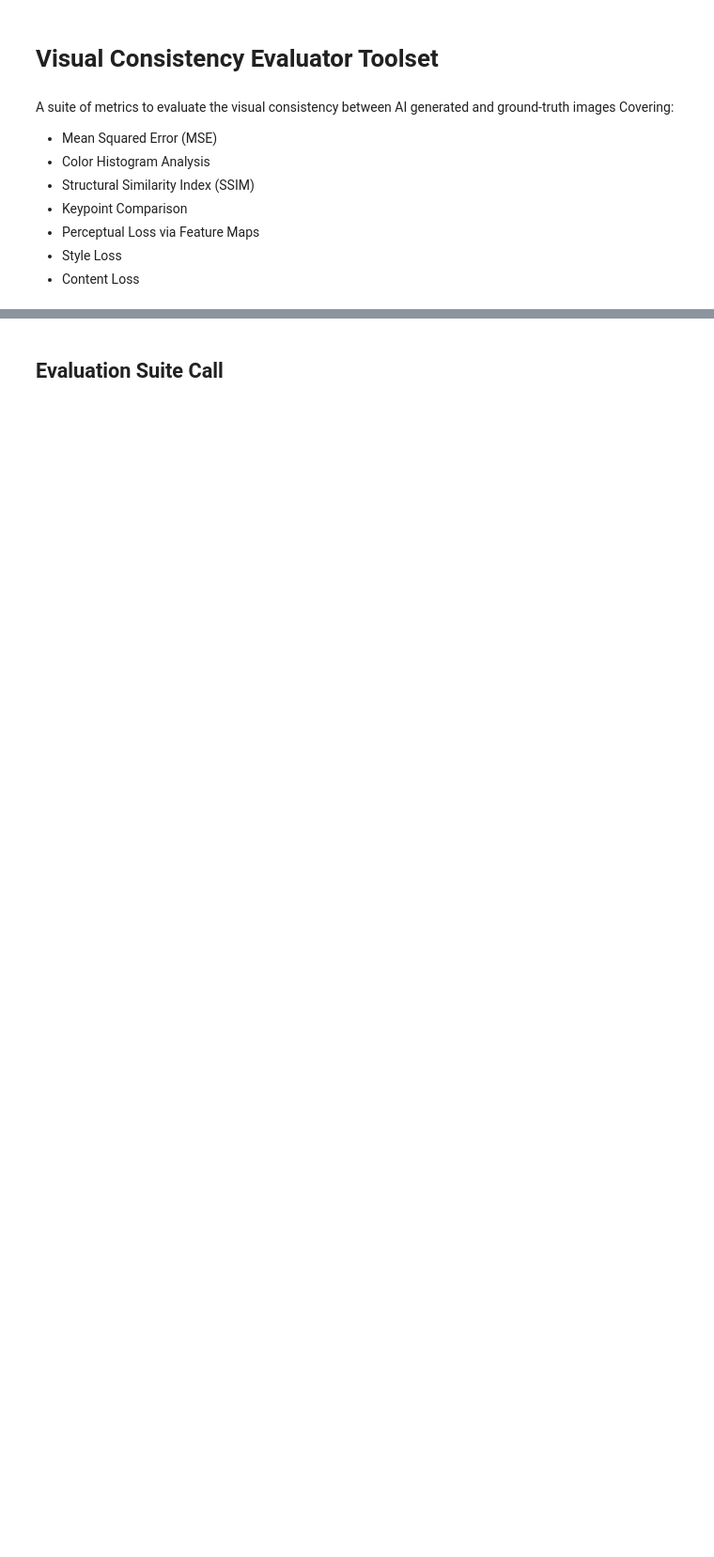
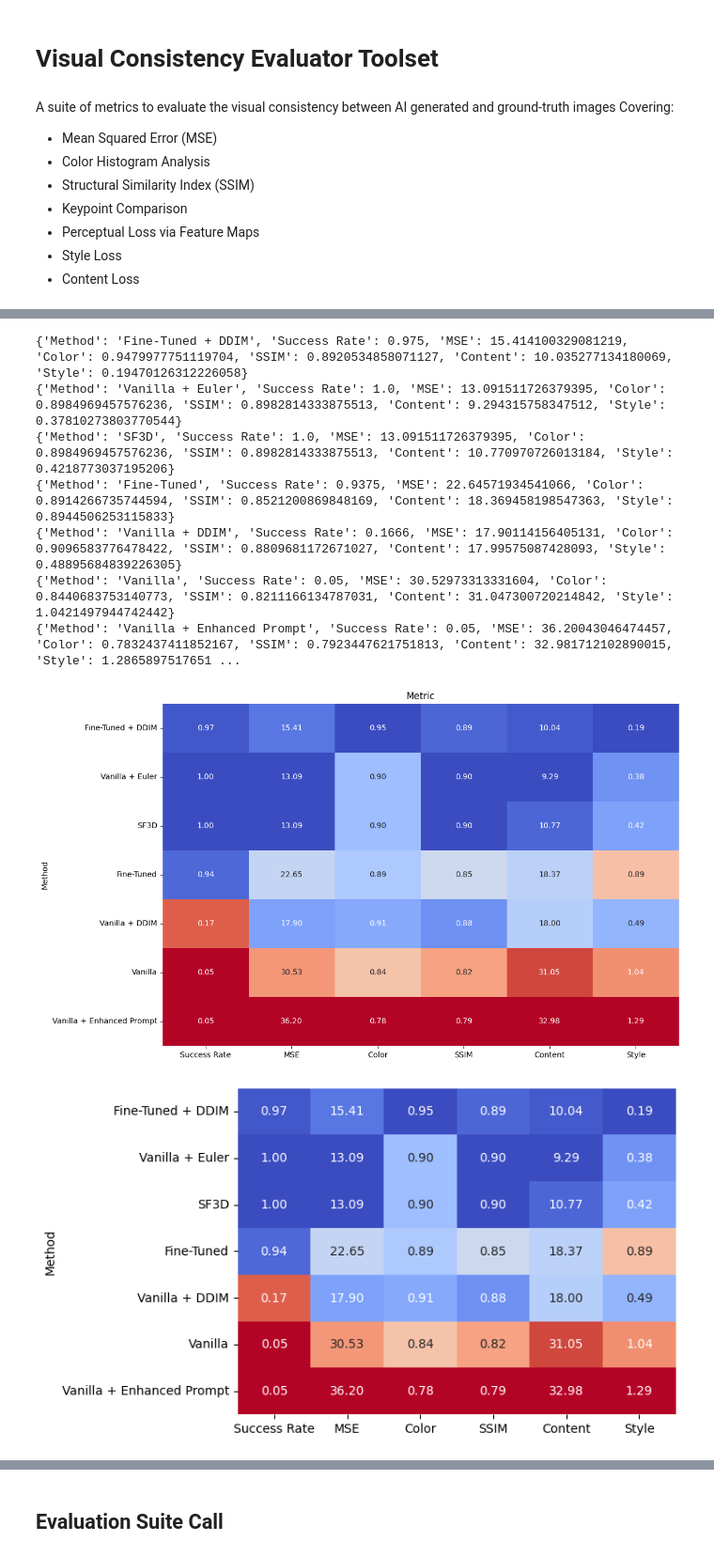
Before and after one commit to Sebastian-Zok/Visual-Consistency-Test-Suite, a Jupyter notebook: Visual Consistency Evaluator Toolset.ipynb, the cells around one changed output, grey strips where cells are left out. Shown at 94% size. Drawn from its saved outputs; the diff is of its cells as text; code cells hidden in the pictures; blank space fills up the shorter version.

```diff
--- a/Visual Consistency Evaluator Toolset.ipynb
+++ b/Visual Consistency Evaluator Toolset.ipynb
@@ -83,0 +344,77 @@ Covering:
+# %%
+import pandas as pd
+import seaborn as sns
+import matplotlib.pyplot as plt
+
+
+# Create DataFrame
+df = pd.DataFrame( )
+
+
+data0={"Method": "Fine-Tuned + DDIM", "Success Rate": 0.975, 'MSE': 15.414100329081219, 'Color': 0.9479977751119704, 'SSIM': 0.8920534858071127,    'Content': 10.035277134180069, 'Style': 0.19470126312226058}
+
+data1={"Method": "Fine-Tuned", "Success Rate": 0.9375, 'MSE': 22.64571934541066, 'Color': 0.8914266735744594, 'SSIM': 0.8521200869848169,    'Content': 18.369458198547363, 'Style': 0.8944506253115833}
+data2={"Method": "Vanilla", "Success Rate": 0.05, 'MSE':30.52973313331604, 'Color': 0.8440683753140773, 'SSIM': 0.8211166134787031,    'Content': 31.047300720214842, 'Style': 1.0421497944742442}
+data3={"Method": "Vanilla + Enhanced Prompt", "Success Rate": 0.05, 'MSE': 36.20043046474457, 'Color': 0.7832437411852167, 'SSIM': 0.7923447621751813,    'Content': 32.981712102890015, 'Style': 1.286589751765132}
+data4={"Method": "SF3D", "Success Rate": 1.0, 'MSE': 13.091511726379395, 'Color': 0.8984969457576236, 'SSIM': 0.8982814333875513,    'Content': 10.770970726013184, 'Style': 0.4218773037195206}
+data5={"Method": "Vanilla + Euler", "Success Rate": 1, 'MSE': 13.091511726379395, 'Color': 0.8984969457576236, 'SSIM': 0.8982814333875513,    'Content': 9.294315758347512, 'Style': 0.37810273803770544}
+data6={"Method": "Vanilla + DDIM", "Success Rate": 0.1666, 'MSE': 17.90114156405131, 'Color': 0.9096583776478422, 'SSIM': 0.8809681172671027,    'Content': 17.99575087428093, 'Style':0.48895684839226305}
+
+
+df = pd.concat([df, pd.DataFrame([data0])], ignore_index=True)
+
+df = pd.concat([df, pd.DataFrame([data5])], ignore_index=True)
+df = pd.concat([df, pd.DataFrame([data4])], ignore_index=True)
+df = pd.concat([df, pd.DataFrame([data1])], ignore_index=True)
+df = pd.concat([df, pd.DataFrame([data6])], ignore_index=True)
+df = pd.concat([df, pd.DataFrame([data2])], ignore_index=True)
+df = pd.concat([df, pd.DataFrame([data3])], ignore_index=True)
+
+
+# Extract all rows into a list of dictionaries
+rows_as_dicts = df.to_dict(orient="records")
+
+# Print each row in the required format
+for row in rows_as_dicts:
+    print(row)
+
+# Convert all numeric columns to numeric types
+for column in df.columns[1:]:  # Skip the "Method" column
+    df[column] = pd.to_numeric(df[column], errors='coerce')
+
+# Specify metrics where higher is better
+higher_is_better = ["SSIM", "Color", "Success Rate"]
+
+# Normalize each metric individually
+normalized_df = df.copy()
+for column in df.columns:
+    if column == "Method":
+        continue  # Skip the Method column
+    col_min = df[column].min()
+    col_max = df[column].max()
+    if column in higher_is_better:
+        # Higher is better: normalize normally
+        normalized_df[column] = (df[column] - col_min) / (col_max - col_min)
+    else:
+        # Lower is better: invert the normalization
+        normalized_df[column] = (col_max - df[column]) / (col_max - col_min)
+
+# Set Method as index
+normalized_df.set_index("Method", inplace=True)
+
+# Heatmap with per-metric normalization
+plt.figure(figsize=(12, 8))
+sns.heatmap(normalized_df, annot=df.iloc[:, 1:], fmt=".2f", cmap="coolwarm_r", cbar=False)
+plt.title("Metric", fontsize=12)
+plt.show()
+sns.heatmap(normalized_df, annot=df.iloc[:, 1:], fmt=".2f", cmap="coolwarm_r", cbar=False).figure.savefig("heatmap2.png", dpi=300, bbox_inches="tight")
+# %% [output]
+{'Method': 'Fine-Tuned + DDIM', 'Success Rate': 0.975, 'MSE': 15.414100329081219, 'Color': 0.9479977751119704, 'SSIM': 0.8920534858071127, 'Content': 10.035277134180069, 'Style': 0.19470126312226058}
+{'Method': 'Vanilla + Euler', 'Success Rate': 1.0, 'MSE': 13.091511726379395, 'Color': 0.8984969457576236, 'SSIM': 0.8982814333875513, 'Content': 9.294315758347512, 'Style': 0.37810273803770544}
+{'Method': 'SF3D', 'Success Rate': 1.0, 'MSE': 13.091511726379395, 'Color': 0.8984969457576236, 'SSIM': 0.8982814333875513, 'Content': 10.770970726013184, 'Style': 0.4218773037195206}
+{'Method': 'Fine-Tuned', 'Success Rate': 0.9375, 'MSE': 22.64571934541066, 'Color': 0.8914266735744594, 'SSIM': 0.8521200869848169, 'Content': 18.369458198547363, 'Style': 0.8944506253115833}
+{'Method': 'Vanilla + DDIM', 'Success Rate': 0.1666, 'MSE': 17.90114156405131, 'Color': 0.9096583776478422, 'SSIM': 0.8809681172671027, 'Content': 17.99575087428093, 'Style': 0.48895684839226305}
+{'Method': 'Vanilla', 'Success Rate': 0.05, 'MSE': 30.52973313331604, 'Color': 0.8440683753140773, 'SSIM': 0.8211166134787031, 'Content': 31.047300720214842, 'Style': 1.0421497944742442}
+{'Method': 'Vanilla + Enhanced Prompt', 'Success Rate': 0.05, 'MSE': 36.20043046474457, 'Color': 0.7832437411852167, 'SSIM': 0.7923447621751813, 'Content': 32.981712102890015, 'Style': 1.2865897517651 ...
+[figure, added]
+[figure, added]
```
Also changed, not shown: parts of 19 cells of this notebook.
